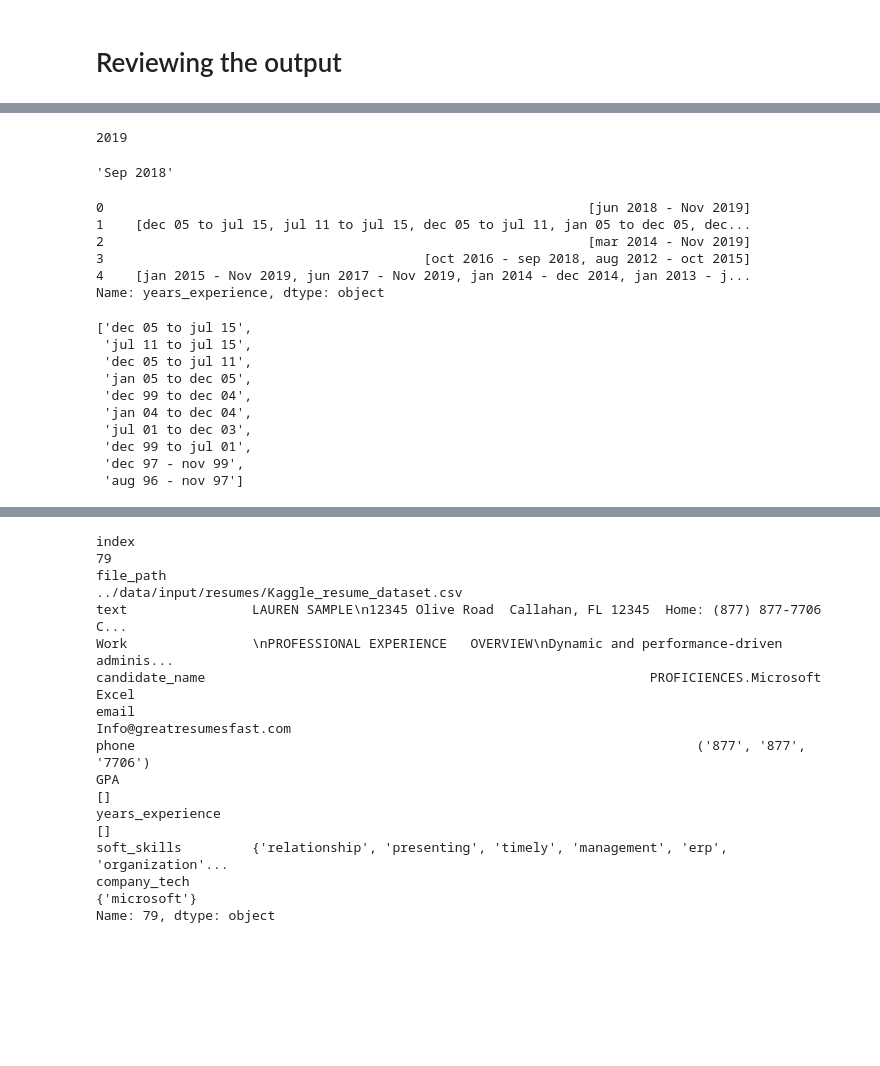
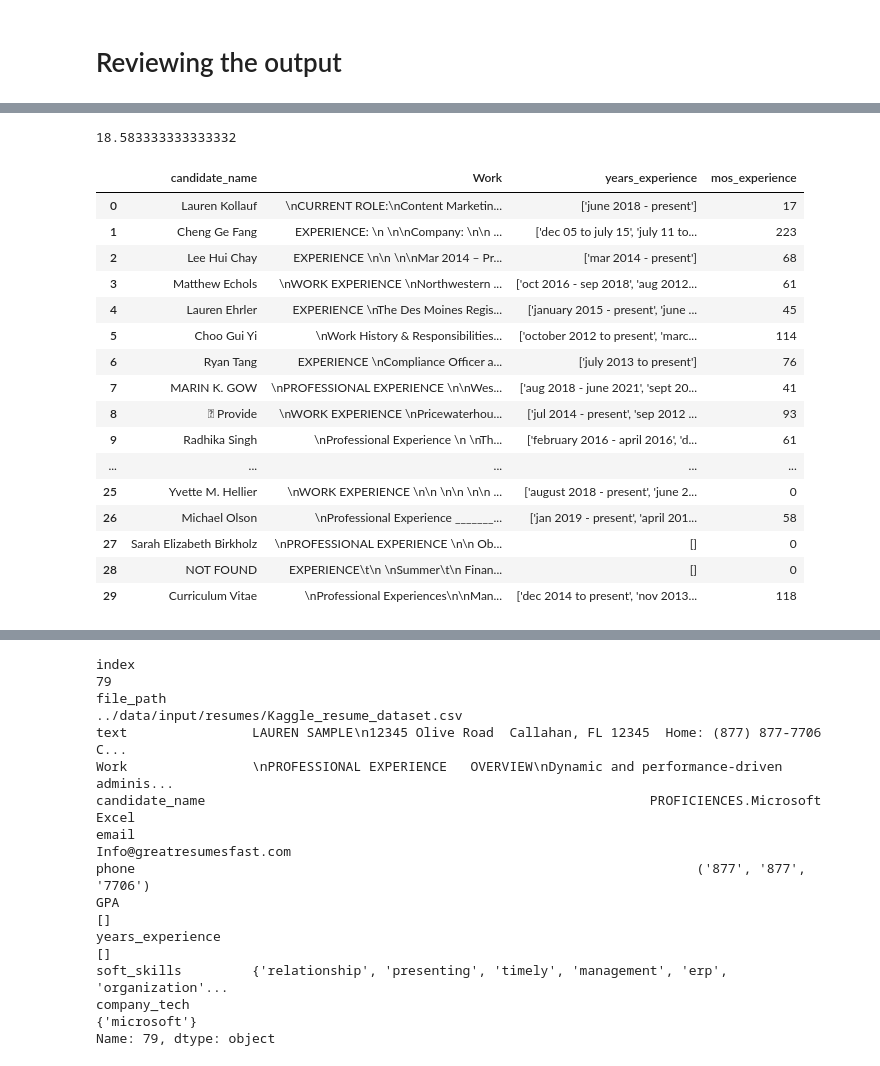
Before and after one commit to eitrheim/Resume-Parser, a Jupyter notebook: TrynaUnderstandDaCode.ipynb, the cells around one changed output, grey strips where cells are left out. Saved outputs shown, nothing was run; the diff lists cells and outputs as text; code cells hidden in the pictures; blank space fills up the shorter version.

```diff
--- a/TrynaUnderstandDaCode.ipynb
+++ b/TrynaUnderstandDaCode.ipynb
@@ -32,43 +42,27 @@ Index(['index', 'file_path', 'extension', 'text', 'Language', 'Work',
 # df = df.apply(lambda word: word.replace('\n',' '))
 # import re
 # df = df.apply(lambda word: re.sub('[^A-Za-z0-9. ]', '', word))
-# %%
-from datetime import datetime
-datetime.today().year
-# %% [output]
-2019
-# %%
-string = 'sep 2018'
-datetime.strptime(string, '%b %Y').strftime('%b %Y')
-# %% [output]
-'Sep 2018'
-# %%
-yrs = df.years_experience.apply(lambda x: x.replace('january', 'jan').replace('feburary', 'feb').replace('march', 'mar').replace('april', 'apr').replace('june', 'jun').replace('july', 'jul').replace('august', 'aug').replace('september', 'sep').replace('sept', 'sep').replace('october', 'oct').replace('november', 'nov').replace('december', 'dec'))
-
-today = str(datetime.today().strftime('%b %Y'))
-yrs = yrs.apply(lambda x: x.replace('current', today).replace('present', today).replace('today', today))
-
-yrs = yrs.apply(lambda x: re.sub("[\'\[\]]",'', x).split(', '))
-yrs.head()
-
-# 'current', 'present', 'today'
-# %% [output]
-0                                                              [jun 2018 - Nov 2019]
-1    [dec 05 to jul 15, jul 11 to jul 15, dec 05 to jul 11, jan 05 to dec 05, dec...
-2                                                              [mar 2014 - Nov 2019]
-3                                         [oct 2016 - sep 2018, aug 2012 - oct 2015]
-4    [jan 2015 - Nov 2019, jun 2017 - Nov 2019, jan 2014 - dec 2014, jan 2013 - j...
-Name: years_experience, dtype: object
-# %%
-yrs[1]
-# %% [output]
-['dec 05 to jul 15',
- 'jul 11 to jul 15',
- 'dec 05 to jul 11',
- 'jan 05 to dec 05',
- 'dec 99 to dec 04',
- 'jan 04 to dec 04',
- 'jul 01 to dec 03',
- 'dec 99 to jul 01',
- 'dec 97 - nov 99',
- 'aug 96 - nov 97']
+# %%
+223/12
+# %% [output]
+18.583333333333332
+# %%
+df[['candidate_name','Work','years_experience', 'mos_experience']]
+# %% [output]
+|  | candidate_name | Work | years_experience | mos_experience |
+| 0 | Lauren Kollauf | \nCURRENT ROLE:\nContent Marketin... | ['june 2018 - present'] | 17 |
+| 1 | Cheng Ge Fang | EXPERIENCE: \n \n\nCompany: \n\n ... | ['dec 05 to july 15', 'july 11 to... | 223 |
+| 2 | Lee Hui Chay | EXPERIENCE \n\n \n\nMar 2014 – Pr... | ['mar 2014 - present'] | 68 |
+| 3 | Matthew Echols | \nWORK EXPERIENCE \nNorthwestern ... | ['oct 2016 - sep 2018', 'aug 2012... | 61 |
+| 4 | Lauren Ehrler | EXPERIENCE \nThe Des Moines Regis... | ['january 2015 - present', 'june ... | 45 |
+| 5 | Choo Gui Yi | \nWork History & Responsibilities... | ['october 2012 to present', 'marc... | 114 |
+| 6 | Ryan Tang | EXPERIENCE \nCompliance Officer a... | ['july 2013 to present'] | 76 |
+| 7 | MARIN K. GOW | \nPROFESSIONAL EXPERIENCE \n\nWes... | ['aug 2018 - june 2021', 'sept 20... | 41 |
+| 8 |  Provide | \nWORK EXPERIENCE \nPricewaterhou... | ['jul 2014 - present', 'sep 2012 ... | 93 |
+| 9 | Radhika Singh | \nProfessional Experience \n \nTh... | ['february 2016 - april 2016', 'd... | 61 |
+| ... | ... | ... | ... | ... |
+| 25 | Yvette M. Hellier | \nWORK EXPERIENCE \n\n \n\n \n\n ... | ['august 2018 - present', 'june 2... | 0 |
+| 26 | Michael Olson | \nProfessional Experience _______... | ['jan 2019 - present', 'april 201... | 58 |
+| 27 | Sarah Elizabeth Birkholz | \nPROFESSIONAL EXPERIENCE \n\n Ob... | [] | 0 |
+| 28 | NOT FOUND | EXPERIENCE\t\n \nSummer\t\n Finan... | [] | 0 |
+| 29 | Curriculum Vitae | \nProfessional Experiences\n\nMan... | ['dec 2014 to present', 'nov 2013... | 118 |
```
Also changed, not shown: parts of 3 cells of this notebook, 5 other files.
